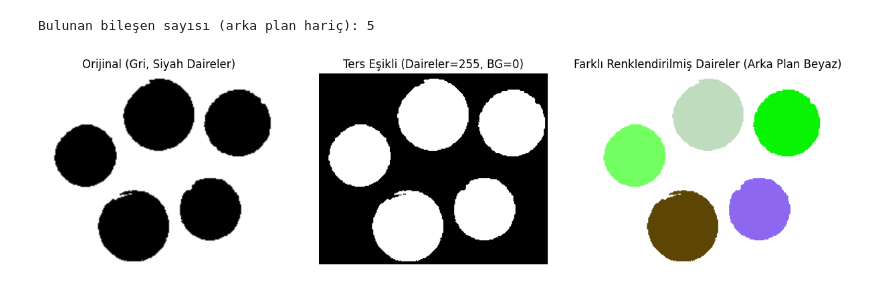
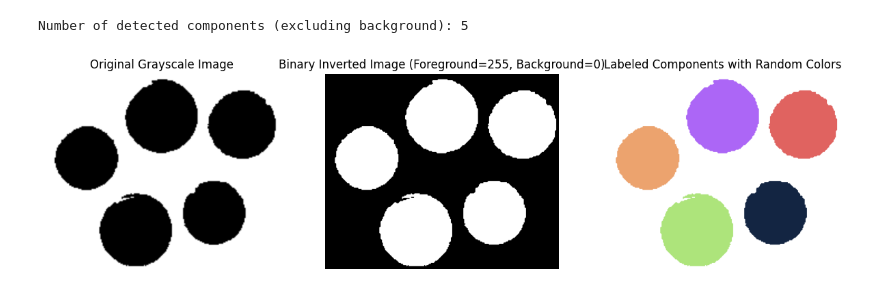
Before and after one commit to keremtatlici/cv-project, a Jupyter notebook: maincodes/connected_comps.ipynb, the cells around one changed output. Saved outputs shown, nothing was run; the diff lists cells and outputs as text; code cells hidden in the pictures.

```diff
--- a/maincodes/connected_comps.ipynb
+++ b/maincodes/connected_comps.ipynb
@@ -6,32 +6,38 @@ from collections import deque
 
 def connected_components_labeling(binary_img, connectivity=8):
     """
-    binary_img : 0 veya 255 değerli ikili resim (foreground=255, background=0).
-    connectivity: 4 veya 8. Bileşenleri hangi komşulukla birleştireceğiz.
-    return:
-        labels (2D np array, int32)
-        n_labels (int) (bileşen sayısı)
+    Performs connected components labeling on a binary image.
+
+    Args:
+        binary_img (numpy.ndarray): Binary image with values 0 or 255 (foreground=255, background=0).
+        connectivity (int): Defines the neighborhood connectivity (4 or 8).
+
+    Returns:
+        tuple: A tuple containing:
+            - labels (numpy.ndarray): 2D array of int32 with labeled components.
+            - n_labels (int): Number of components found.
     """
     h, w = binary_img.shape
     labels = np.zeros((h, w), dtype=np.int32)
 
-    # Komşuluk seti
+    # Define neighborhood connectivity
     if connectivity == 8:
         directions = [(-1, -1), (-1, 0), (-1, 1),
                       ( 0, -1),          ( 0, 1),
                       ( 1, -1), ( 1, 0), ( 1, 1)]
-    else:  # 4-komşuluk
+    else:  # 4-connectivity
         directions = [(-1, 0), (1, 0), (0, -1), (0, 1)]
 
     current_label = 0
 
     for y in range(h):
         for x in range(w):
-            # Foreground piksel (255) ve daha önce etiketlenmemişse
+            # Check if the pixel is foreground (255) and not labeled yet
             if binary_img[y, x] == 255 and labels[y, x] == 0:
                 current_label += 1
                 labels[y, x] = current_label
-                # BFS veya DFS ile aynı bileşendeki diğer pikselleri de bul
+
+                # Use BFS to find connected pixels
                 queue = deque()
                 queue.append((y, x))
 
@@ -46,68 +52,68 @@ def connected_components_labeling(binary_img, connectivity=8):
 
     return labels, current_label
 
-
 def labels_to_color(labels, n_labels, bg_color=(255, 255, 255)):
     """
-    labels: 2D array, 0=arka plan, 1..n_labels=nesneler.
-    n_labels: etiket sayısı
-    bg_color: arka plan pikselleri için verilecek renk (burada beyaz).
+    Assigns random colors to labeled components for visualization.
+
+    Args:
+        labels (numpy.ndarray): 2D array with labeled components.
+        n_labels (int): Number of unique labels.
+        bg_color (tuple): Background color as an RGB tuple (default is white).
+
+    Returns:
+        numpy.ndarray: Colorized image with random colors assigned to components.
     """
     h, w = labels.shape
     color_img = np.zeros((h, w, 3), dtype=np.uint8)
 
-    # Tüm pikselleri önce arka plan rengine boyuyoruz (beyaz).
+    # Set background color
     color_img[:] = bg_color
 
     rng = np.random.default_rng()
-    # Her label (1..n_labels) için rastgele (B,G,R) rengi oluştur
+    # Generate random colors for each label
     random_colors = rng.integers(0, 256, size=(n_labels+1, 3), dtype=np.uint8)
-    # Label=0 --> arka plan, mecburen bg_color olsun
-    random_colors[0] = bg_color
+    random_colors[0] = bg_color  # Background stays white
 
     for y in range(h):
         for x in range(w):
             lbl = labels[y, x]
-            if lbl != 0:  # arka plan pikseline dokunma
+            if lbl != 0:  # Ignore background
                 color_img[y, x] = random_colors[lbl]
 
     return color_img
 
-# Ana Kod
+# Main Code
 image = cv2.imread('../datasets/connected_comps.png', cv2.IMREAD_GRAYSCALE)
 if image is None:
-    raise FileNotFoundError("Görüntü açılamadı!")
+    raise FileNotFoundError("Image could not be loaded!")
 
-# 1) Ters eşikleme:
-#    Çünkü orijinalde daireler siyah(0), arka plan beyaz(255)
-#    Biz "daireleri 255" yapmak istiyoruz:
+# 1) Apply inverse thresholding to ensure foreground is white (255) and background is black (0)
 _, binary_inv = cv2.threshold(image, 127, 255, cv2.THRESH_BINARY_INV)
-# Artık binary_inv'de daireler (foreground) 255, arka plan 0 olmalı.
 
-# 2) Bağlı bileşen tespiti (manuel)
+# 2) Perform connected components labeling
 labels, n_labels = connected_components_labeling(binary_inv, connectivity=8)
-print("Bulunan bileşen sayısı (arka plan hariç):", n_labels)
+print("Number of detected components (excluding background):", n_labels)
 
-# 3) Rastgele renklerle görselleştir, arka planı beyaz tut
-colored_result = labels_to_color(labels, n_labels, bg_color=(255,255,255))
+# 3) Colorize the labeled components
+colored_result = labels_to_color(labels, n_labels, bg_color=(255, 255, 255))
 
-# 4) Gösterelim
+# 4) Display results
 fig, axes = plt.subplots(1, 3, figsize=(15, 5))
 
 axes[0].imshow(image, cmap='gray')
-axes[0].set_title("Orijinal (Gri, Siyah Daireler)")
+axes[0].set_title("Original Grayscale Image")
 axes[0].axis('off')
 
 axes[1].imshow(binary_inv, cmap='gray')
-axes[1].set_title("Ters Eşikli (Daireler=255, BG=0)")
+axes[1].set_title("Binary Inverted Image (Foreground=255, Background=0)")
 axes[1].axis('off')
 
-# labels_to_color'da BGR ile çalıştık => matplotlib'te RGB'ye dönelim
 axes[2].imshow(cv2.cvtColor(colored_result, cv2.COLOR_BGR2RGB))
-axes[2].set_title("Farklı Renklendirilmiş Daireler (Arka Plan Beyaz)")
+axes[2].set_title("Labeled Components with Random Colors")
 axes[2].axis('off')
 
 plt.show()
 # %% [output]
-Bulunan bileşen sayısı (arka plan hariç): 5
+Number of detected components (excluding background): 5
-[figure, old version]
+[figure, new version]
```
Also changed, not shown: 1 other file.
